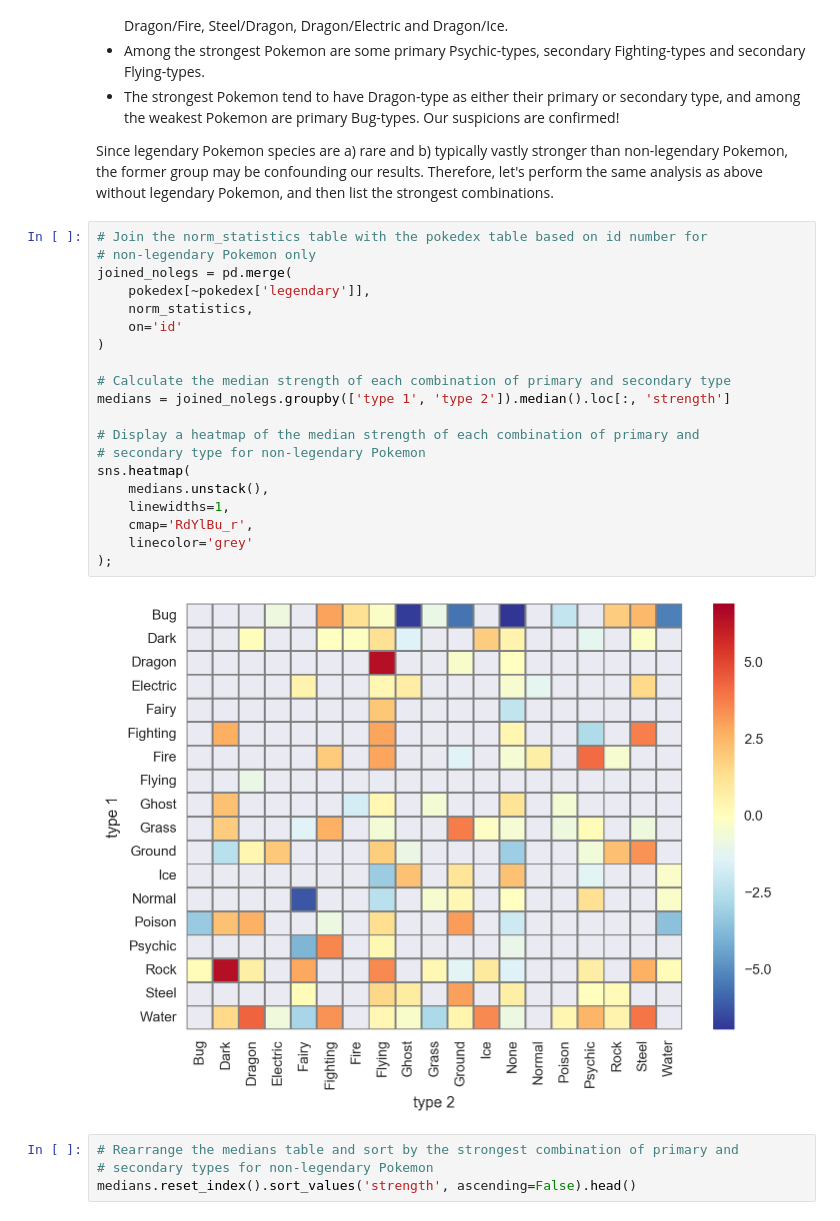
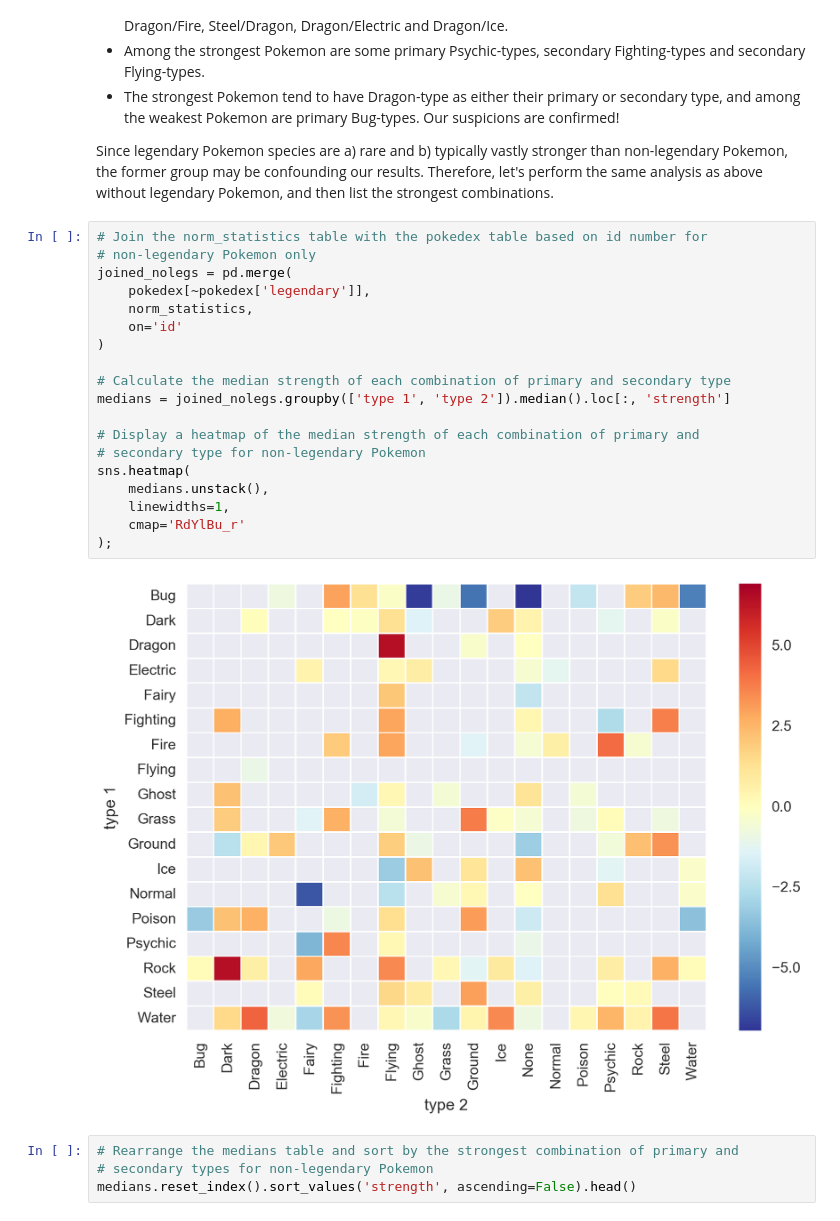
Before and after one commit to redwanhuq/pokemon_analysis, a Jupyter notebook: exploratory-analysis.ipynb, the cells around one changed output. Drawn from its saved outputs; the diff is of its cells as text.

```diff
--- a/exploratory-analysis.ipynb
+++ b/exploratory-analysis.ipynb
@@ -488,25 +486,24 @@ Since legendary Pokemon species are a) rare and b) typically vastly stronger tha
 # %%
 # Join the norm_statistics table with the pokedex table based on id number for
 # non-legendary Pokemon only
 joined_nolegs = pd.merge(
     pokedex[~pokedex['legendary']],
     norm_statistics,
     on='id'
 )
 
 # Calculate the median strength of each combination of primary and secondary type
 medians = joined_nolegs.groupby(['type 1', 'type 2']).median().loc[:, 'strength']
 
 # Display a heatmap of the median strength of each combination of primary and
 # secondary type for non-legendary Pokemon
 sns.heatmap(
     medians.unstack(),
     linewidths=1,
-    cmap='RdYlBu_r',
-    linecolor='grey'
+    cmap='RdYlBu_r'
 );
 # %% [output]
-[figure, old version]
+[figure, new version]
 # %%
 # Rearrange the medians table and sort by the strongest combination of primary and
 # secondary types for non-legendary Pokemon
```
Also changed, not shown: parts of 5 cells of this notebook.
